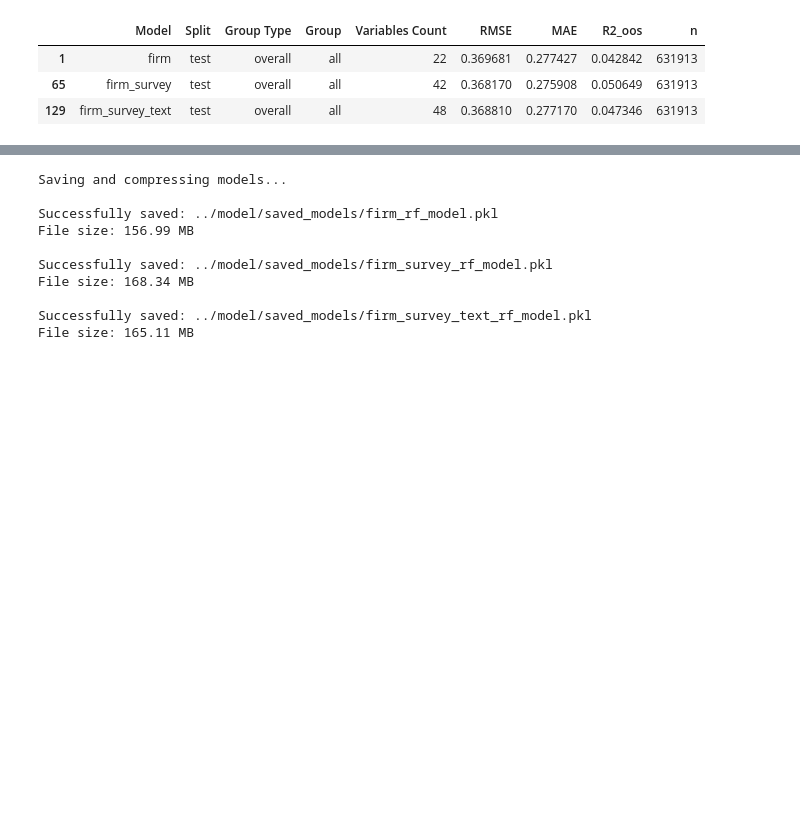
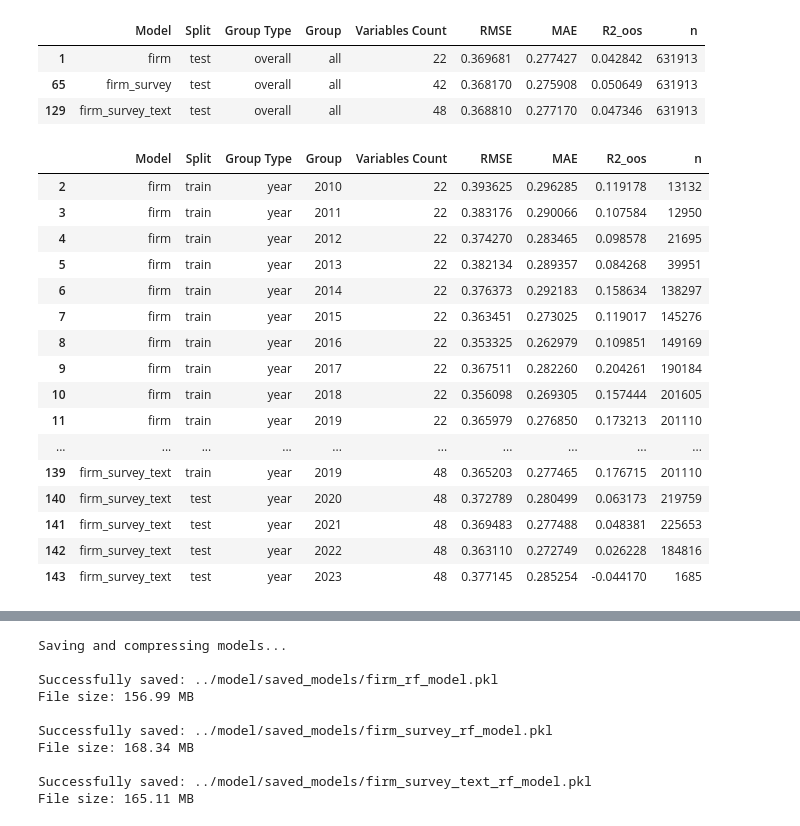
Before and after one commit to NhiPK/MLforEcon, a Jupyter notebook: model/random_forest_model.ipynb, the cells around one changed output, grey strips where cells are left out. Saved outputs shown, nothing was run; the diff lists cells and outputs as text; code cells hidden in the pictures; blank space fills up the shorter version.

```diff
--- a/model/random_forest_model.ipynb
+++ b/model/random_forest_model.ipynb
@@ -855,3 +855,24 @@ Model Performance Summary:
 | 1 | firm | test | overall | all | 22 | 0.369681 | 0.277427 | 0.042842 | 631913 |
 | 65 | firm_survey | test | overall | all | 42 | 0.368170 | 0.275908 | 0.050649 | 631913 |
 | 129 | firm_survey_text | test | overall | all | 48 | 0.368810 | 0.277170 | 0.047346 | 631913 |
+# %%
+year_results = final_results_df[final_results_df["Group Type"] == "year"].sort_values(["Model",  "Group"])
+year_results
+# %% [output]
+|  | Model | Split | Group Type | Group | Variables Count | RMSE | MAE | R2_oos | n |
+| 2 | firm | train | year | 2010 | 22 | 0.393625 | 0.296285 | 0.119178 | 13132 |
+| 3 | firm | train | year | 2011 | 22 | 0.383176 | 0.290066 | 0.107584 | 12950 |
+| 4 | firm | train | year | 2012 | 22 | 0.374270 | 0.283465 | 0.098578 | 21695 |
+| 5 | firm | train | year | 2013 | 22 | 0.382134 | 0.289357 | 0.084268 | 39951 |
+| 6 | firm | train | year | 2014 | 22 | 0.376373 | 0.292183 | 0.158634 | 138297 |
+| 7 | firm | train | year | 2015 | 22 | 0.363451 | 0.273025 | 0.119017 | 145276 |
+| 8 | firm | train | year | 2016 | 22 | 0.353325 | 0.262979 | 0.109851 | 149169 |
+| 9 | firm | train | year | 2017 | 22 | 0.367511 | 0.282260 | 0.204261 | 190184 |
+| 10 | firm | train | year | 2018 | 22 | 0.356098 | 0.269305 | 0.157444 | 201605 |
+| 11 | firm | train | year | 2019 | 22 | 0.365979 | 0.276850 | 0.173213 | 201110 |
+| ... | ... | ... | ... | ... | ... | ... | ... | ... | ... |
+| 139 | firm_survey_text | train | year | 2019 | 48 | 0.365203 | 0.277465 | 0.176715 | 201110 |
+| 140 | firm_survey_text | test | year | 2020 | 48 | 0.372789 | 0.280499 | 0.063173 | 219759 |
+| 141 | firm_survey_text | test | year | 2021 | 48 | 0.369483 | 0.277488 | 0.048381 | 225653 |
+| 142 | firm_survey_text | test | year | 2022 | 48 | 0.363110 | 0.272749 | 0.026228 | 184816 |
+| 143 | firm_survey_text | test | year | 2023 | 48 | 0.377145 | 0.285254 | -0.044170 | 1685 |
```
Also changed, not shown: parts of 1 cell of this notebook, 2 other files.
